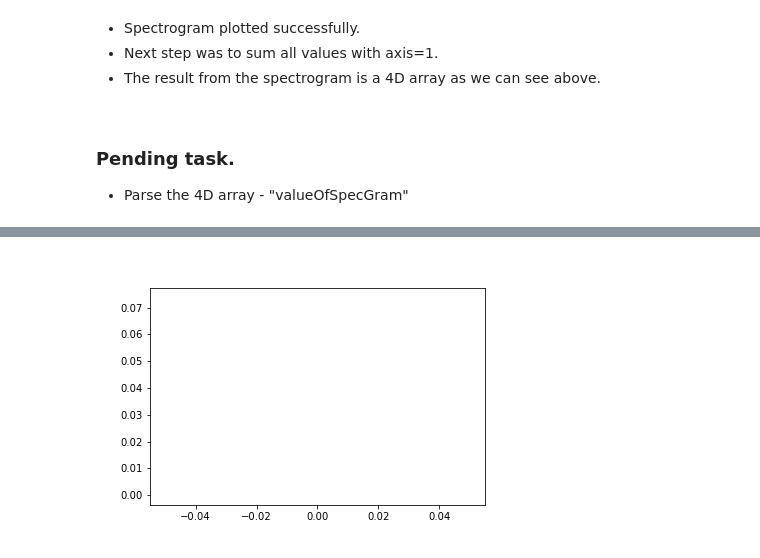
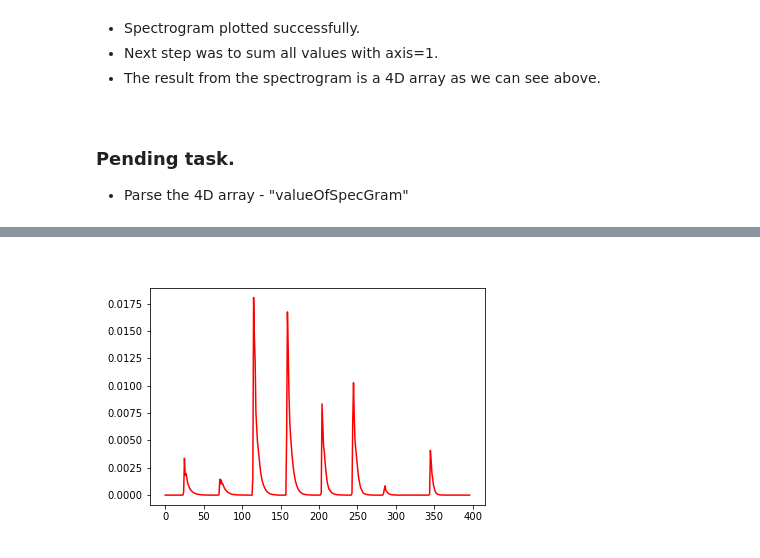
Before and after one commit to SudharshanBR/NewRecording2, a Jupyter notebook: InstrumentRecognition.ipynb, the cells around one changed output, grey strips where cells are left out. Cells and saved outputs as stored; diff of their text form; code cells hidden in the pictures.

```diff
--- a/InstrumentRecognition.ipynb
+++ b/InstrumentRecognition.ipynb
@@ -108,7 +108,7 @@ spectogram_np.shape
 ### Pending task.
 - Parse the 4D array - "valueOfSpecGram"<br>
 # %%
-sumOfSpectogram = np.sum(spectogram_np, axis=1)
+sumOfSpectogram = np.sum(spectogram_np, axis=0)
 # %%
 sumOfSpectogram = np.expand_dims(sumOfSpectogram, axis=0)
 # %%
@@ -118,7 +138,7 @@ sumOfSpectogram.shape
 # %%
 if plt:
     plt.close()
-plt.plot(sumOfSpectogram,color="red")
+plt.plot(sumOfSpectogram[0],color="red")
 plt.show()
 # %% [output]
-[figure, old version]
+[figure, new version]
```
Also changed, not shown: parts of 9 cells of this notebook.
